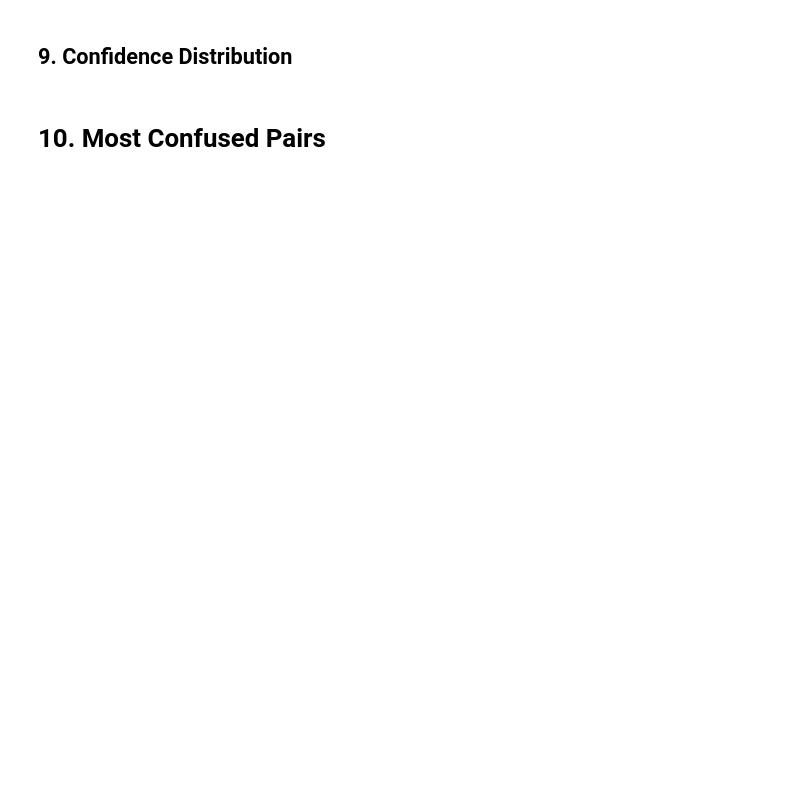
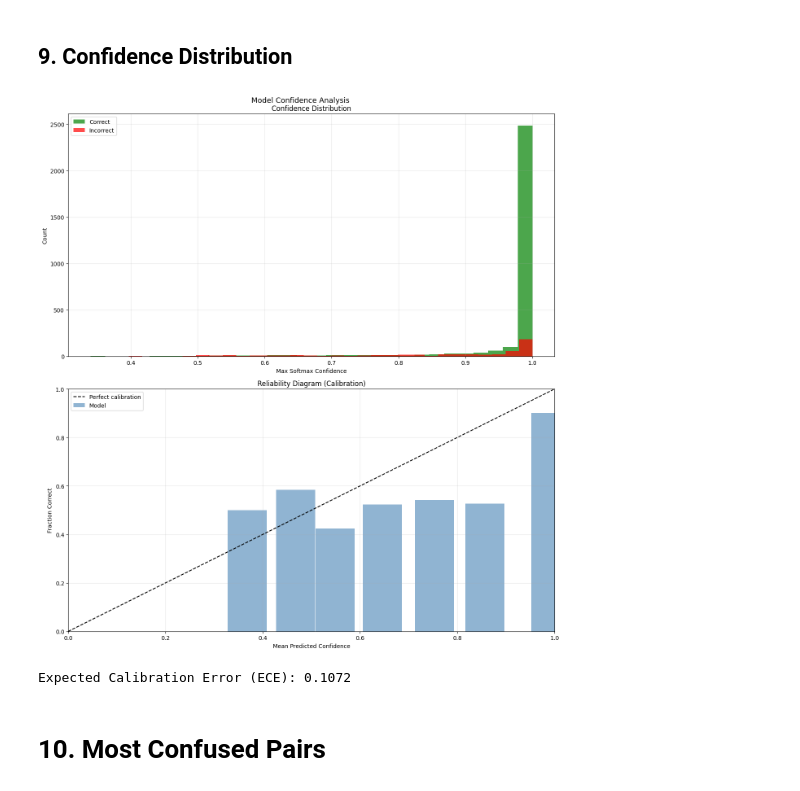
Before and after one commit to camdnnn/617-Assignment-2, a Jupyter notebook: src/evaluation/evaluate.ipynb, the cells around one changed output. Saved outputs shown, nothing was run; the diff lists cells and outputs as text; code cells hidden in the pictures; blank space fills up the shorter version.

```diff
--- a/src/evaluation/evaluate.ipynb
+++ b/src/evaluation/evaluate.ipynb
@@ -277,7 +289,7 @@ plt.show()
 max_conf   = all_probs.max(axis=1)   # confidence of predicted class
 correct    = (all_preds == all_labels)
 
-fig, axes = plt.subplots(1, 2, figsize=(13, 4))
+fig, axes = plt.subplots(2, 1, figsize=(13, 14))
 
 axes[0].hist(max_conf[correct],  bins=30, alpha=0.7, label="Correct",   color="green")
 axes[0].hist(max_conf[~correct], bins=30, alpha=0.7, label="Incorrect", color="red")
@@ -295,33 +307,36 @@ for lo, hi in zip(bin_edges[:-1], bin_edges[1:]):
     mask = (max_conf >= lo) & (max_conf < hi)
     if mask.sum() > 0:
         bin_acc.append(correct[mask].mean())
         bin_conf.append(max_conf[mask].mean())
         bin_count.append(mask.sum())
 
 axes[1].plot([0, 1], [0, 1], "k--", label="Perfect calibration")
 axes[1].bar(
     bin_conf, bin_acc,
     width=0.08, alpha=0.6, color="steelblue",
     label="Model", align="center"
 )
 axes[1].set_xlabel("Mean Predicted Confidence")
 axes[1].set_ylabel("Fraction Correct")
 axes[1].set_title("Reliability Diagram (Calibration)")
 axes[1].set_xlim(0, 1)
 axes[1].set_ylim(0, 1)
 axes[1].legend()
 axes[1].grid(True, alpha=0.3)
 
 plt.suptitle("Model Confidence Analysis", fontsize=13)
 plt.tight_layout()
 plt.show()
 
 # ECE
 ece = sum(
     bc * abs(ba - bcf)
     for ba, bcf, bc in zip(bin_acc, bin_conf, bin_count)
 ) / len(all_labels)
 print(f"Expected Calibration Error (ECE): {ece:.4f}")
+# %% [output]
+[figure, added]
+Expected Calibration Error (ECE): 0.1072
 # %% [markdown]
 # 10. Most Confused Pairs
 # %%
```
Also changed, not shown: parts of 10 cells of this notebook, 2 other files.
